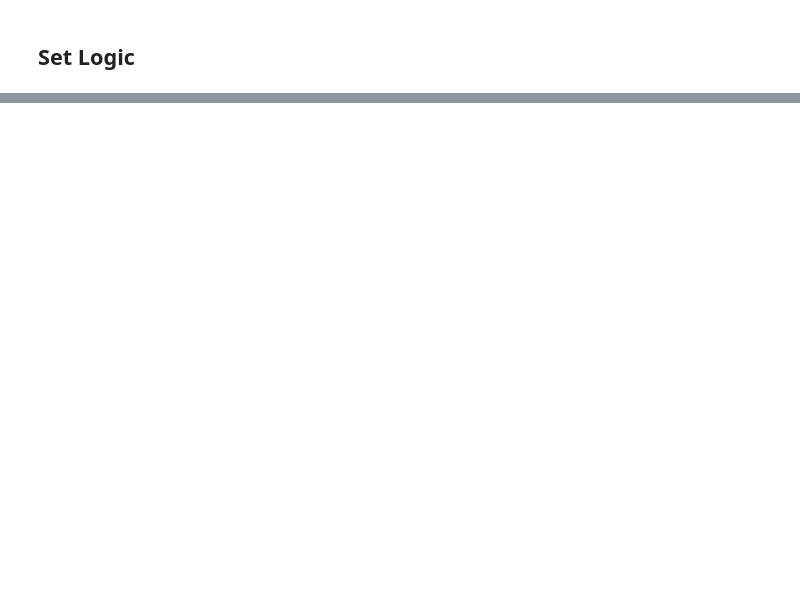
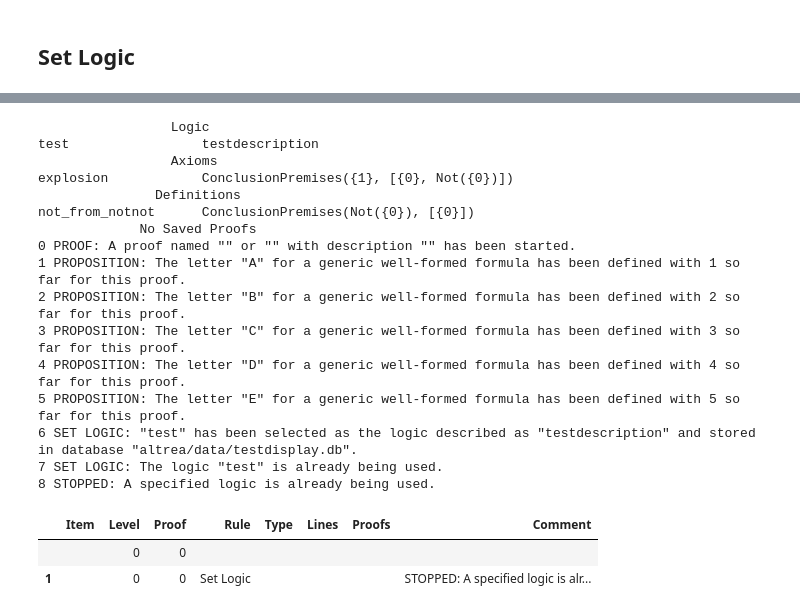
Before and after one commit to FrankHubeny/AltRea, a Jupyter notebook: rules_testcases.ipynb, the cells around one changed output, grey strips where cells are left out. Saved outputs shown, nothing was run; the diff lists cells and outputs as text; code cells hidden in the pictures; blank space fills up the shorter version.

```diff
--- a/rules_testcases.ipynb
+++ b/rules_testcases.ipynb
@@ -4031,0 +4211,38 @@ prf.displayproof()
+# %%
+# Error: resetting the logic
+
+from altrea.boolean import Wff
+from altrea.rules import Proof
+logicname = 'test'
+
+prf = Proof()
+A = prf.proposition('A')
+B = prf.proposition('B')
+C = prf.proposition('C')
+D = prf.proposition('D')
+E = prf.proposition('E')
+prf.setlogic(logicname)
+prf.setlogic(logicname)
+prf.displaylogic()
+prf.displaylog()
+prf.displayproof()
+# %% [output]
+                 Logic
+test                 testdescription
+                 Axioms
+explosion            ConclusionPremises({1}, [{0}, Not({0})])
+               Definitions
+not_from_notnot      ConclusionPremises(Not({0}), [{0}])
+             No Saved Proofs
+0 PROOF: A proof named "" or "" with description "" has been started.
+1 PROPOSITION: The letter "A" for a generic well-formed formula has been defined with 1 so far for this proof.
+2 PROPOSITION: The letter "B" for a generic well-formed formula has been defined with 2 so far for this proof.
+3 PROPOSITION: The letter "C" for a generic well-formed formula has been defined with 3 so far for this proof.
+4 PROPOSITION: The letter "D" for a generic well-formed formula has been defined with 4 so far for this proof.
+5 PROPOSITION: The letter "E" for a generic well-formed formula has been defined with 5 so far for this proof.
+6 SET LOGIC: "test" has been selected as the logic described as "testdescription" and stored in database "altrea/data/testdisplay.db".
+7 SET LOGIC: The logic "test" is already being used.
+8 STOPPED: A specified logic is already being used.
+|  | Item | Level | Proof | Rule | Type | Lines | Proofs | Comment |
+|  |  | 0 | 0 |  |  |  |  |  |
+| 1 |  | 0 | 0 | Set Logic |  |  |  | STOPPED: A specified logic is alr... |
```
Also changed, not shown: parts of 25 cells of this notebook, 4 other files.
